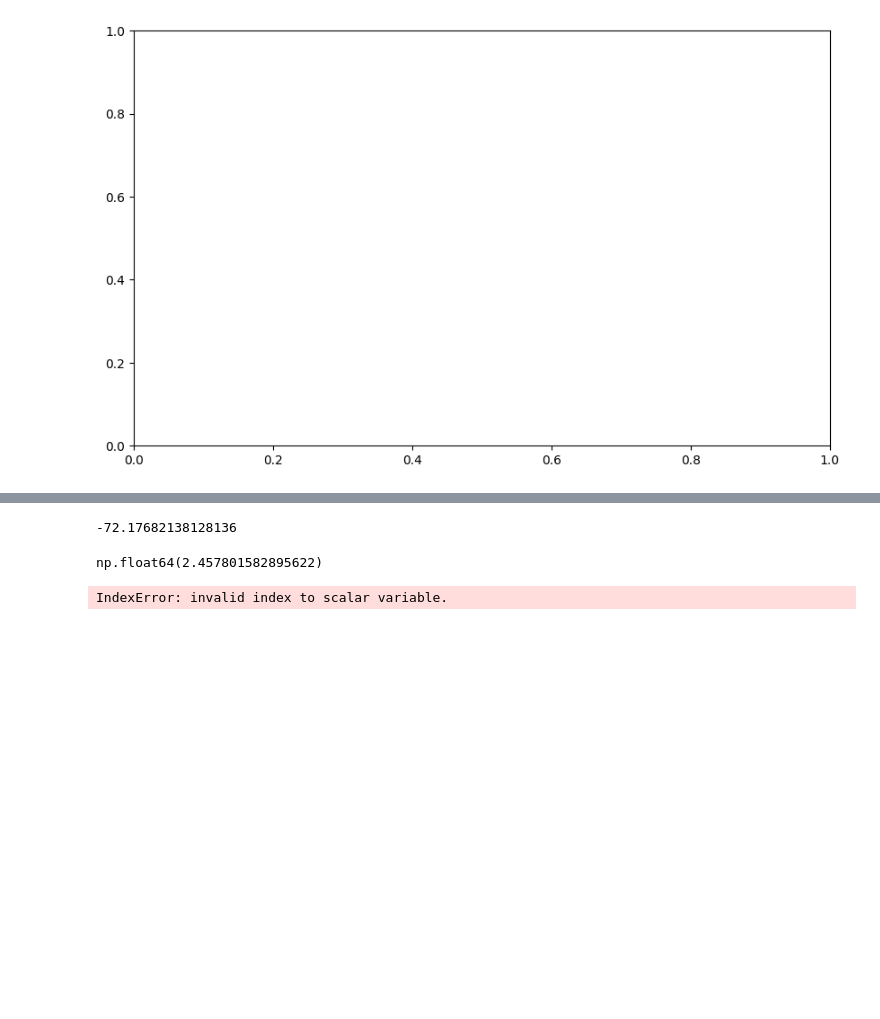
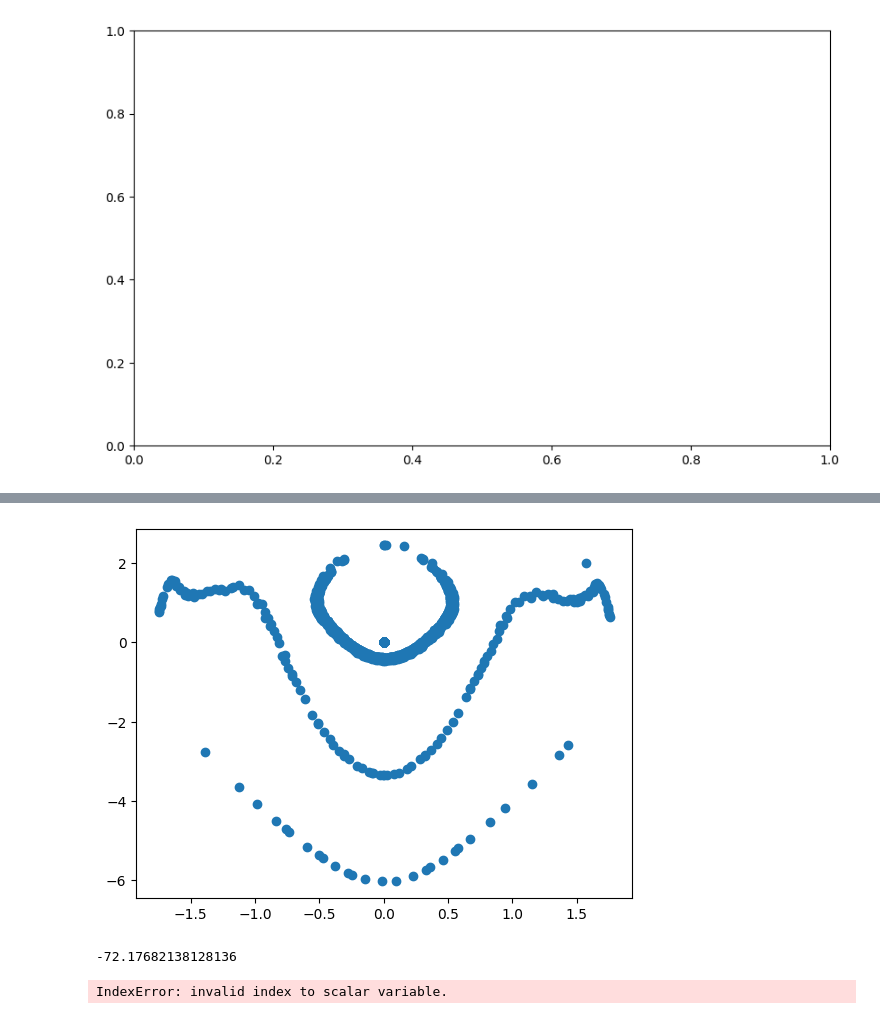
Before and after one commit to Koefferchen/Pendulum_Group_Project, a Jupyter notebook: Zemiro/RK4_single_pendulum (2).ipynb, the cells around one changed output, grey strips where cells are left out. Drawn from its saved outputs; the diff is of its cells as text; code cells hidden in the pictures; blank space fills up the shorter version.

Commit message:
overlayed the diff data sets

```diff
--- a/Zemiro/RK4_single_pendulum (2).ipynb
+++ b/Zemiro/RK4_single_pendulum (2).ipynb
@@ -512,3 +515,16 @@ plt.show()
+# %%
+files=['double_pendulum_data_th1_0.00001pi_th2_0.00005pi_th2d_0.05pi.csv','double_pendulum_data_th1_0.00001pi_th2_0.5pi.csv','double_pendulum_data_th1_0.00001pi_th2_0.05pi.csv','double_pendulum_data_th1_0.00001pi_th2_0.005pi.csv','double_pendulum_data_th1_0.00001pi_th2_0.0005pi.csv']
+import pandas as pd
+pp=[]
+qp=[]
+for file in files:
+    data=pd.read_csv(file)
+    pp.append(data['p'])
+    qp.append(data['q'])
+plt.scatter(qp,pp)
+plt.show()
+# %% [output]
+[figure, added]
 # %%
 # def update_ang(theta1, theta2, theta1_dot, m1, m2, L1, L2, g):
 #         '''updates angle to keep E const'''
@@ -546,9 +562,3 @@ denom=1/(m2*g*L2)
 # print((-(m1+m2)*g*L1*np.cos(theta1_0) - 0.01) / denom)
 # %% [output]
 -72.17682138128136
-# %%
-U=-(m1+m2)*g*L1*np.cos(theta1_0) + m2*g*L2
-theta2_dot=np.sqrt(2*denom*(E+m2*g*L2*np.cos(theta2)-U))
-theta2_dot
-# %% [output]
-np.float64(2.457801582895622)
```
Also changed, not shown: parts of 6 cells of this notebook.
